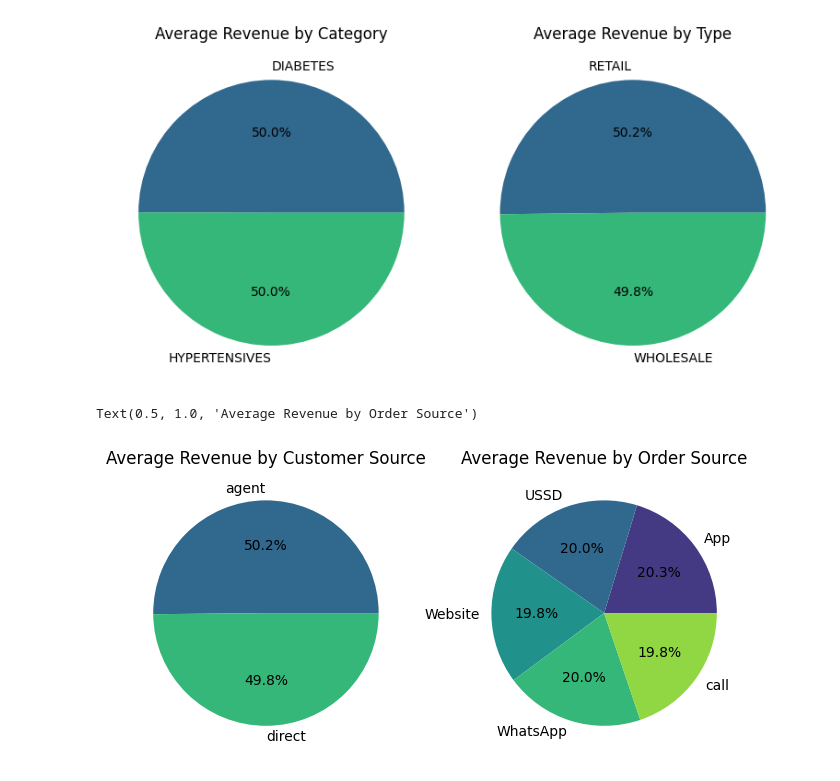
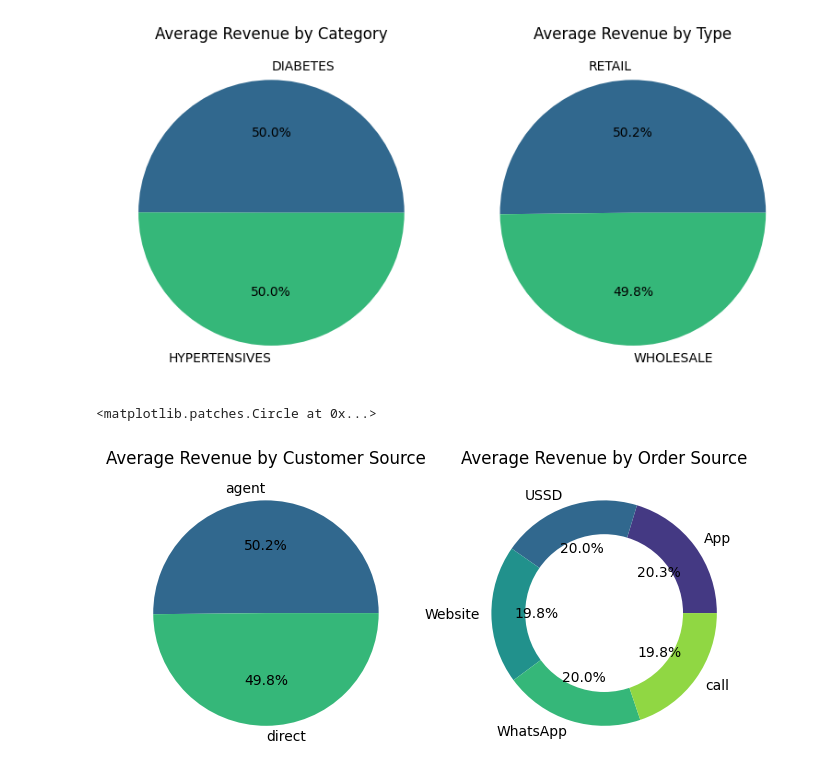
Before and after one commit to naveen-malla/Customer-Segmentation-and-SKU-Forecasting, a Jupyter notebook: customer_segmentation.ipynb, the cells around one changed output. Saved outputs shown, nothing was run; the diff lists cells and outputs as text; code cells hidden in the pictures.

```diff
--- a/customer_segmentation.ipynb
+++ b/customer_segmentation.ipynb
@@ -174,13 +191,16 @@ plt.show()
 # %%
 fig, axes = plt.subplots(1, 2, figsize=(8, 4))
 
 # Pie chart for Average Revenue by Customer Source
 axes[0].pie(avg_revenue_customer_source['revenue'], labels=avg_revenue_customer_source['customer_source'], autopct='%1.1f%%', colors=sns.color_palette('viridis', 2))
 axes[0].set_title('Average Revenue by Customer Source')
 
-# Pie chart for Average Revenue by Order Source
+# Donut chart for Average Revenue by Order Source
 axes[1].pie(avg_revenue_order_source['revenue'], labels=avg_revenue_order_source['order_source'], autopct='%1.1f%%', colors=sns.color_palette('viridis', 5))
 axes[1].set_title('Average Revenue by Order Source')
+centre_circle = plt.Circle((0,0), 0.70, fc='white')
+fig = plt.gcf()
+fig.gca().add_artist(centre_circle)
 # %% [output]
-Text(0.5, 1.0, 'Average Revenue by Order Source')
+<matplotlib.patches.Circle at 0x...>
-[figure, old version]
+[figure, new version]
```
Also changed, not shown: parts of 8 cells of this notebook.
